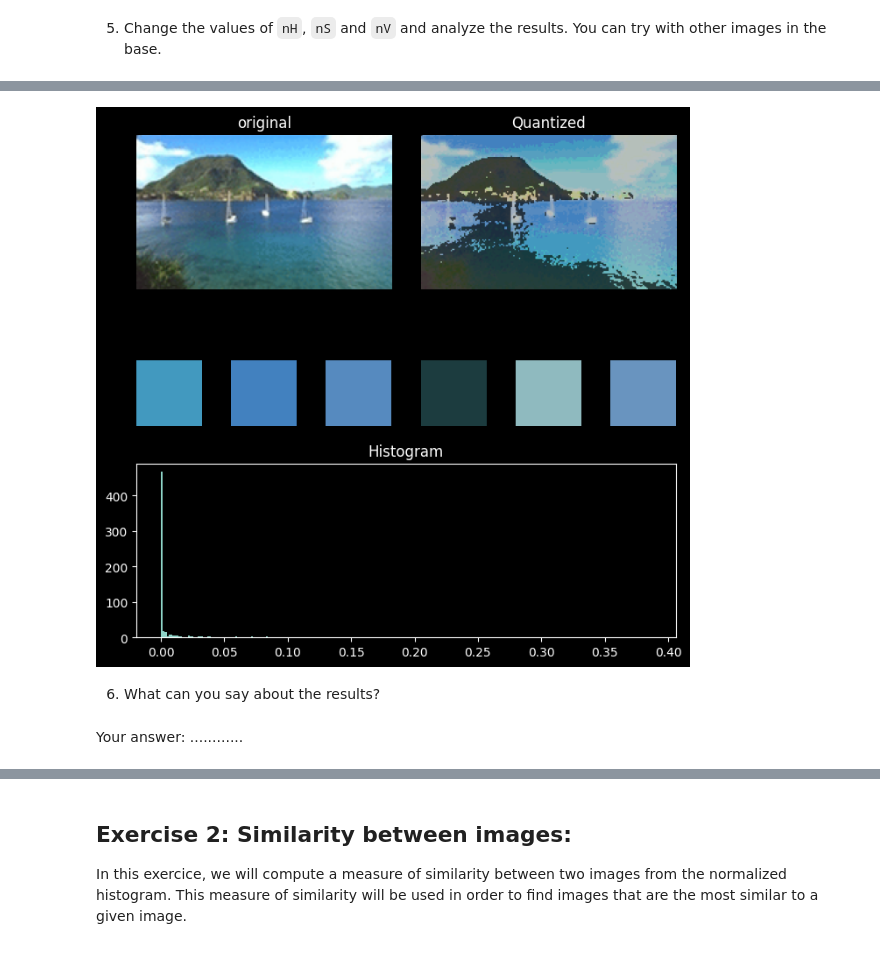
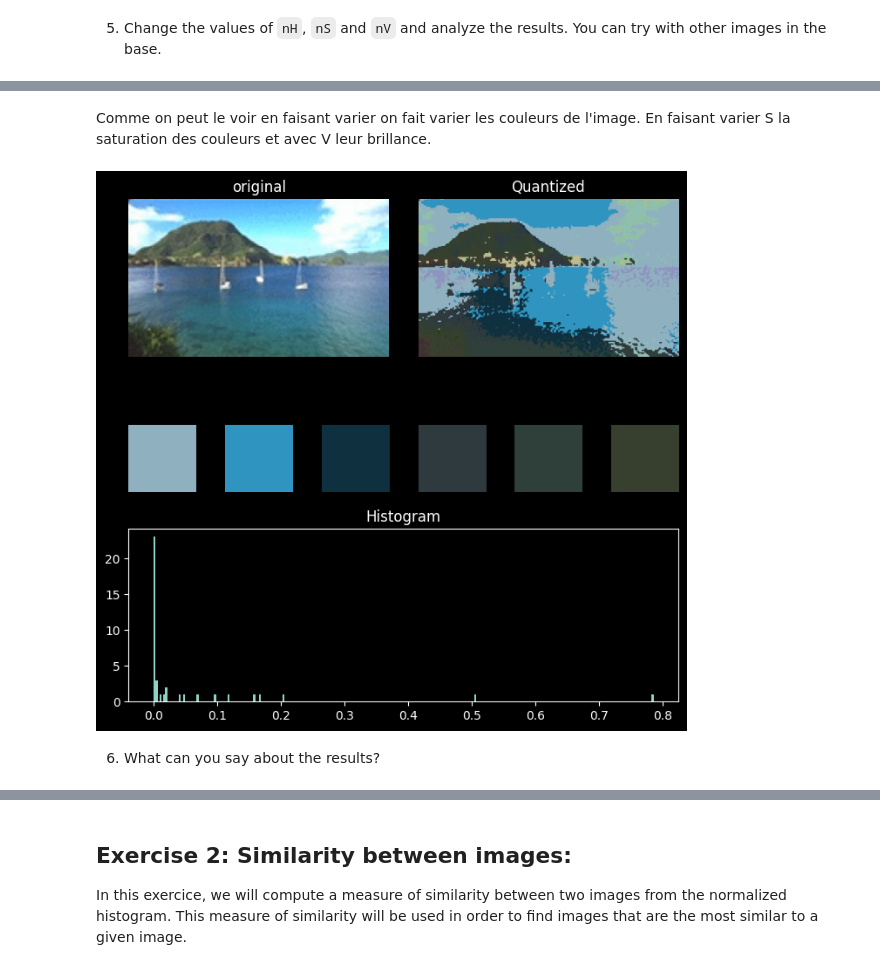
Before and after one commit to HugoRdet/BIMA, a Jupyter notebook: TME8/TME8.ipynb, the cells around one changed output, grey strips where cells are left out. Drawn from its saved outputs; the diff is of its cells as text; code cells hidden in the pictures.

```diff
--- a/TME8/TME8.ipynb
+++ b/TME8/TME8.ipynb
@@ -209,8 +207,8 @@ print(plage.shape)
+# %% [markdown]
+Comme on peut le voir en faisant varier on fait varier les couleurs de l'image. En faisant varier S la saturation des couleurs et avec V leur brillance.
 # %%
-test_exo_1(plage,30,10,2)
+test_exo_1(plage,10,2,2)
 # %% [output]
-[figure, old version]
+[figure, new version]
 # %% [markdown]
 6) What can you say about the results?
-# %% [markdown]
-Your answer: ............
```
Also changed, not shown: parts of 11 cells of this notebook, 8 other files.
